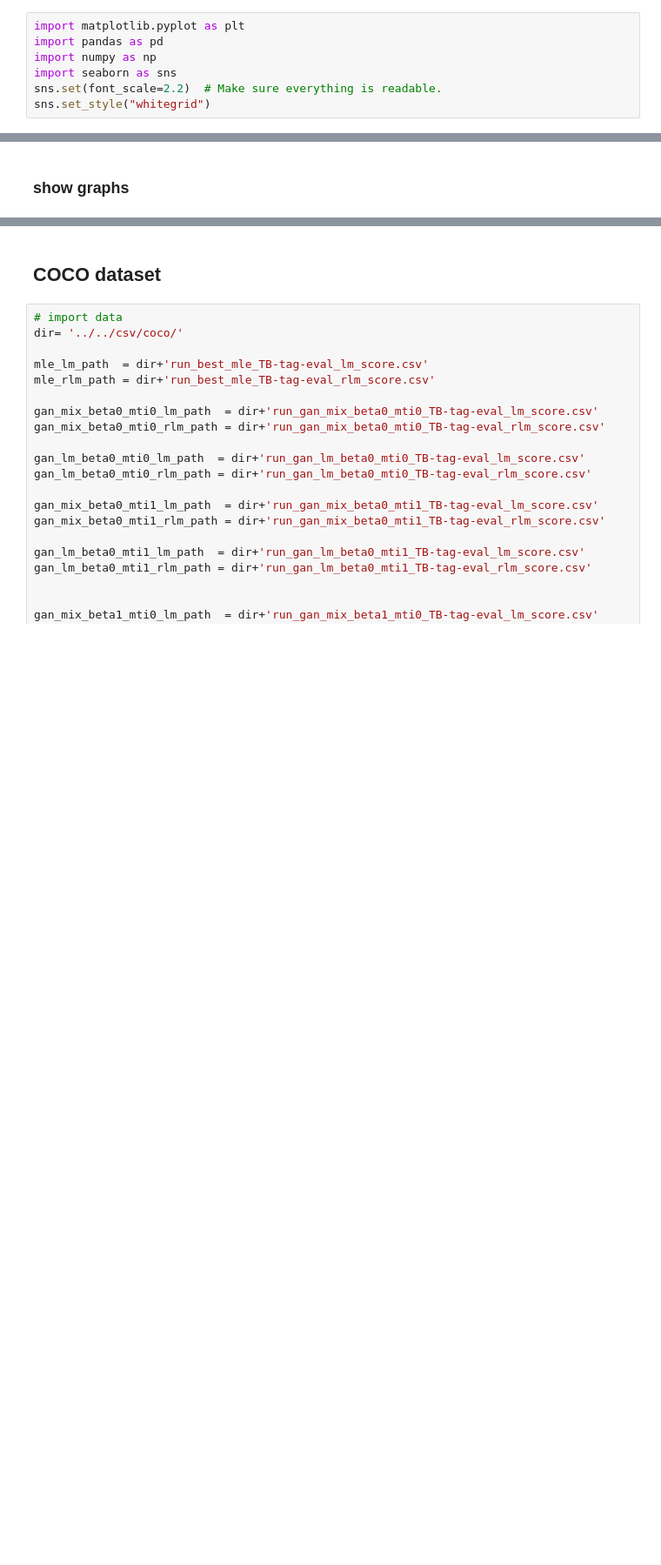
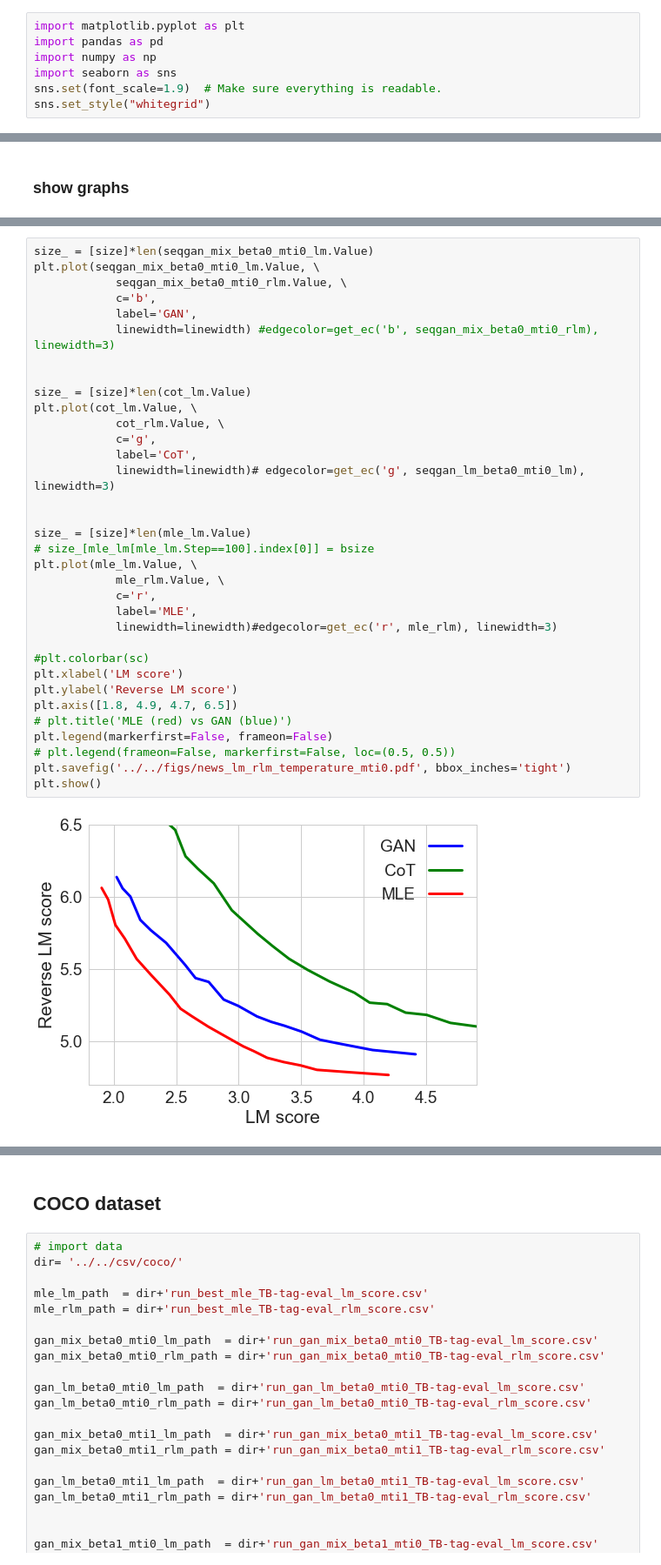
Before and after one commit to pclucas14/GansFallingShort, a Jupyter notebook: real_data_experiments/notebooks/lm-rlm_plot.ipynb, the cells around one changed output, grey strips where cells are left out. Shown at 87% size. Drawn from its saved outputs; the diff is of its cells as text; blank space fills up the shorter version.

```diff
--- a/real_data_experiments/notebooks/lm-rlm_plot.ipynb
+++ b/real_data_experiments/notebooks/lm-rlm_plot.ipynb
@@ -5,7 +5,7 @@ import matplotlib.pyplot as plt
 import pandas as pd
 import numpy as np
 import seaborn as sns
-sns.set(font_scale=2.2)  # Make sure everything is readable.
+sns.set(font_scale=1.9)  # Make sure everything is readable.
 sns.set_style("whitegrid")
 # %%
 # import data
@@ -92,4 +69,40 @@ def get_ec(c, pd_):
     ec  = [c] * len(pd_.Value)
     ec[pd_[pd_.Step == 100].index[0]] = 'k'
     return ec
+# %%
+size_ = [size]*len(seqgan_mix_beta0_mti0_lm.Value)
+plt.plot(seqgan_mix_beta0_mti0_lm.Value, \
+            seqgan_mix_beta0_mti0_rlm.Value, \
+            c='b',
+            label='GAN',
+            linewidth=linewidth) #edgecolor=get_ec('b', seqgan_mix_beta0_mti0_rlm), linewidth=3)
+
+
+size_ = [size]*len(cot_lm.Value)
+plt.plot(cot_lm.Value, \
+            cot_rlm.Value, \
+            c='g',
+            label='CoT',
+            linewidth=linewidth)# edgecolor=get_ec('g', seqgan_lm_beta0_mti0_lm), linewidth=3)
+
+
+size_ = [size]*len(mle_lm.Value)
+# size_[mle_lm[mle_lm.Step==100].index[0]] = bsize
+plt.plot(mle_lm.Value, \
+            mle_rlm.Value, \
+            c='r',
+            label='MLE',
+            linewidth=linewidth)#edgecolor=get_ec('r', mle_rlm), linewidth=3)
+
+#plt.colorbar(sc)
+plt.xlabel('LM score')
+plt.ylabel('Reverse LM score')
+plt.axis([1.8, 4.9, 4.7, 6.5])
+# plt.title('MLE (red) vs GAN (blue)')
+plt.legend(markerfirst=False, frameon=False)
+# plt.legend(frameon=False, markerfirst=False, loc=(0.5, 0.5))
+plt.savefig('../../figs/news_lm_rlm_temperature_mti0.pdf', bbox_inches='tight')
+plt.show()
+# %% [output]
+[figure, added]
 # %%
```
Also changed, not shown: parts of 10 cells of this notebook, 13 other files.
